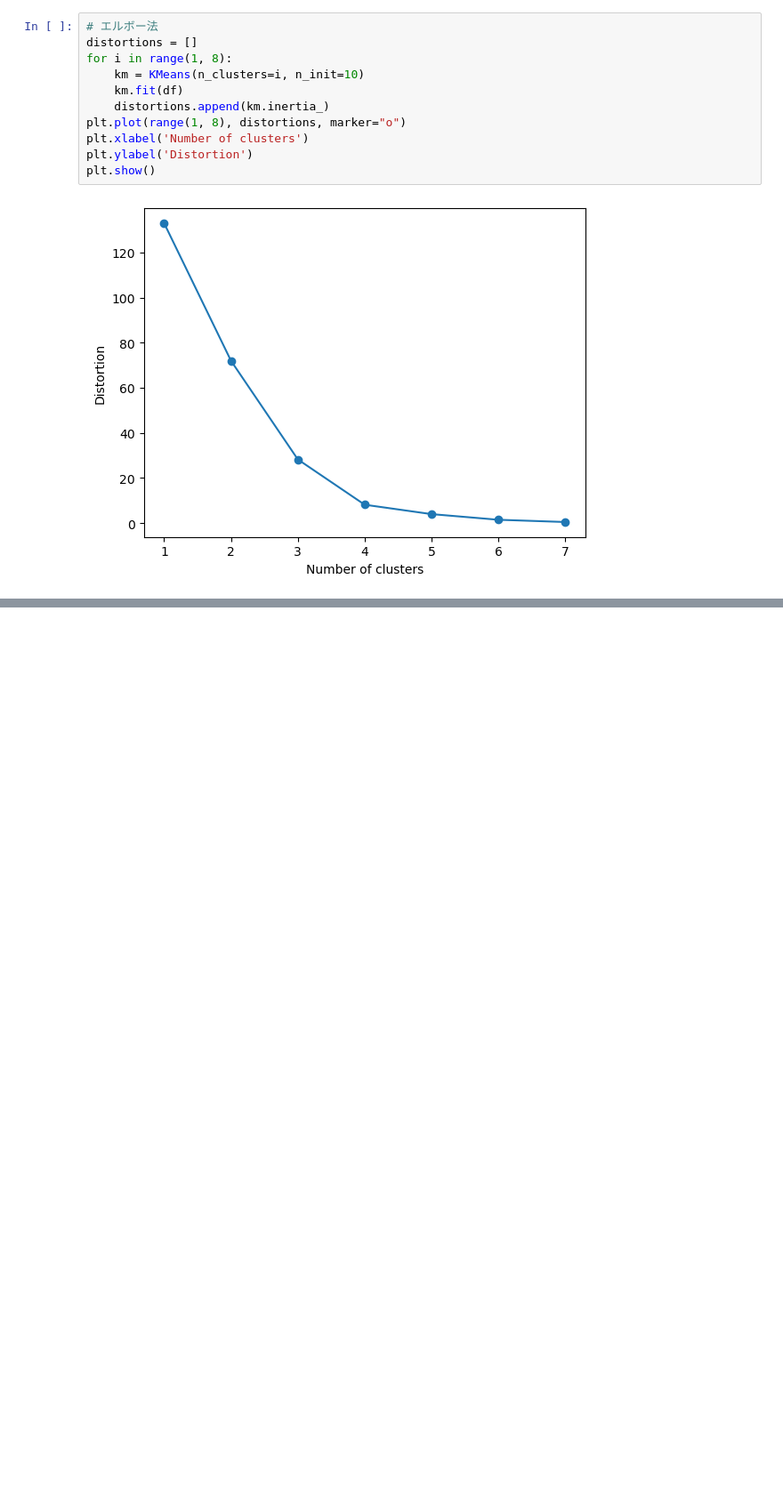
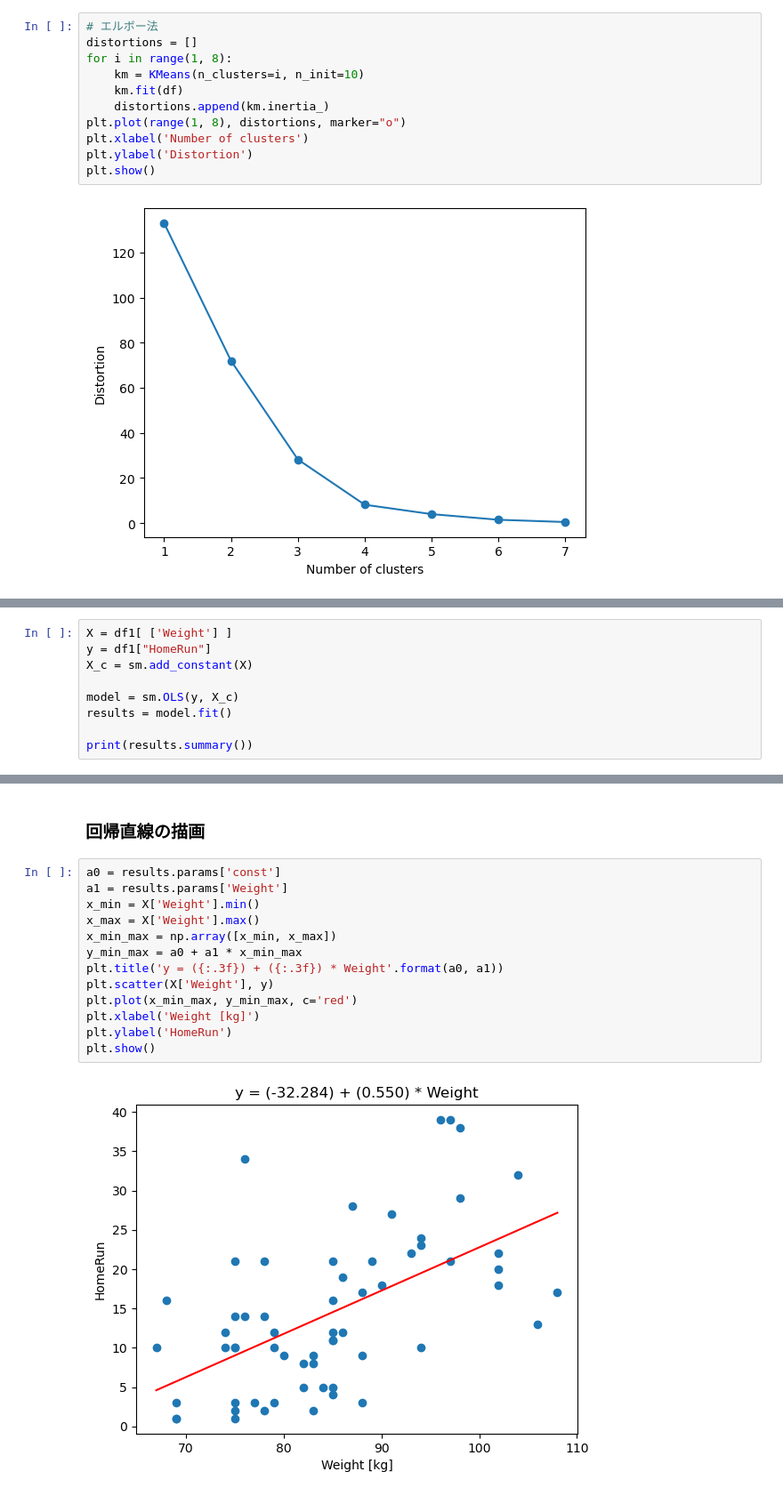
Before and after one commit to enbipaipu/cs3-2024, a Jupyter notebook: mid-test/matome.ipynb, the cells around one changed output, grey strips where cells are left out. Shown: that part at 89% size. Drawn from its saved outputs; the diff is of its cells as text; blank space fills up the shorter version.

```diff
--- a/mid-test/matome.ipynb
+++ b/mid-test/matome.ipynb
@@ -862,0 +943,9 @@ plt.show()
+# %%
+X = df1[ ['Weight'] ]
+y = df1["HomeRun"]
+X_c = sm.add_constant(X)
+
+model = sm.OLS(y, X_c)
+results = model.fit()
+
+print(results.summary())
@@ -862,0 +993,17 @@ plt.show()
+# %% [markdown]
+### 回帰直線の描画
+# %%
+a0 = results.params['const']
+a1 = results.params['Weight']
+x_min = X['Weight'].min()
+x_max = X['Weight'].max()
+x_min_max = np.array([x_min, x_max])
+y_min_max = a0 + a1 * x_min_max
+plt.title('y = ({:.3f}) + ({:.3f}) * Weight'.format(a0, a1))
+plt.scatter(X['Weight'], y)
+plt.plot(x_min_max, y_min_max, c='red')
+plt.xlabel('Weight [kg]')
+plt.ylabel('HomeRun')
+plt.show()
+# %% [output]
+[figure, added]
```
Also changed, not shown: parts of 51 cells of this notebook, 43 other files.
